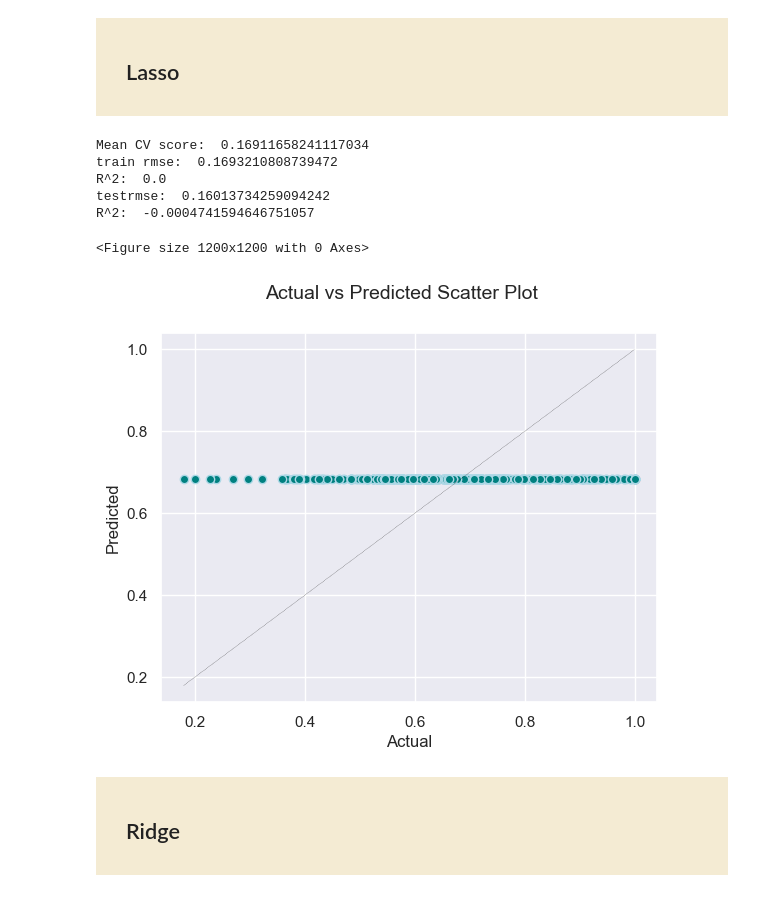
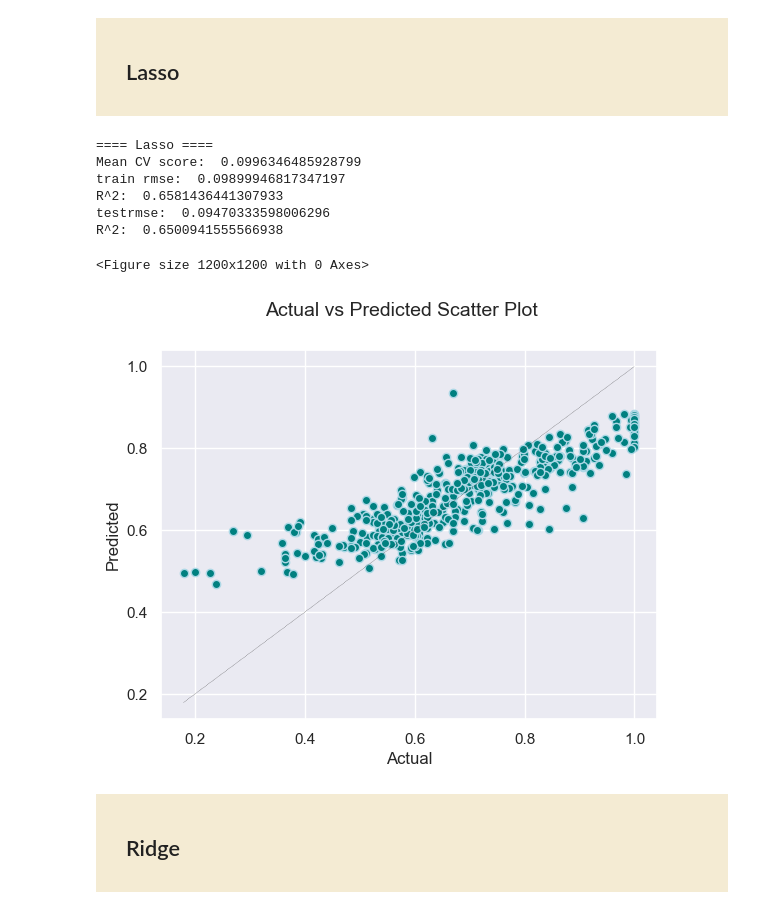
Before and after one commit to aishwaryamathuria/NWU_MSDS422_Assignment_3, a Jupyter notebook: Mathuria_Assignment_3_House_Prices.ipynb, the cells around one changed output. Saved outputs shown, nothing was run; the diff lists cells and outputs as text; code cells hidden in the pictures.

```diff
--- a/Mathuria_Assignment_3_House_Prices.ipynb
+++ b/Mathuria_Assignment_3_House_Prices.ipynb
@@ -671,21 +674,26 @@ plt.show()
     <h2>Conduct your analysis using a cross-validation design.</h2>
 </div>
 # %%
-X = df_train.drop(columns=['Id', 'SalePrice'])
-y = df_train['SalePrice']
+# Initialize Linear Regression model using k-fold cross-validation
+top_features_df = df_train[top_features].copy()
+X_linear = top_features_df.drop(columns=['SalePrice'])
+y_linear = df_train['SalePrice']
 
-# Initialize Linear Regression model using k-fold cross-validation
 model = LinearRegression()
 kf = KFold(n_splits=5, shuffle=True, random_state=42)
 mse_scorer = make_scorer(mean_squared_error, greater_is_better=False)
-cv_scores = cross_val_score(model, X, y, cv=kf, scoring=mse_scorer)
+cv_scores = cross_val_score(model, X_linear, y_linear, cv=kf, scoring=mse_scorer)
 # Converting scores to RMSE
 rmse_scores = (-cv_scores) ** 0.5
 print("\n\nLinear Regression Cross-validated RMSE scores:", [f"{score:.2f}" for score in rmse_scores])
 print("\nLinear Regression Average RMSE:", rmse_scores.mean(), "\n\n")
 
+
+X = df_train.drop(columns=['Id', 'SalePrice'])
+y = df_train['SalePrice']
+
 # Initialize Lasso model using k-fold cross-validation
-model = Lasso(alpha = 0.1)
+model = Lasso(alpha = 0.01)
 kf = KFold(n_splits=5, shuffle=True, random_state=42)
 mse_scorer = make_scorer(mean_squared_error, greater_is_better=False)
 cv_scores = cross_val_score(model, X, y, cv=kf, scoring=mse_scorer)
@@ -705,7 +713,7 @@ print("\n\nRidge Cross-validated RMSE scores:", [f"{score:.2f}" for score in rms
 print("\nRidge Average RMSE:", rmse_scores.mean(), "\n\n")
 
 # Initialize ElasticNet model using k-fold cross-validation
-model = ElasticNet(alpha=0.1, l1_ratio=0.5)
+model = ElasticNet(alpha=0.01, l1_ratio=0.5)
 kf = KFold(n_splits=5, shuffle=True, random_state=42)
 mse_scorer = make_scorer(mean_squared_error, greater_is_better=False)
 cv_scores = cross_val_score(model, X, y, cv=kf, scoring=mse_scorer)
@@ -757,6 +754,7 @@ ElasticNet Average RMSE: 0.16644311819893437
     <h2>Transform and feature engineer as appropriate.</h2>
 </div>
 # %%
+new_features = ['Total_SF', 'Total_Bathrooms', 'Total_Porch_SF', 'Total_Square_Feet', 'Total_Quality']
 def feature_engineer(df):
     df['Total_SF'] = df['TotalBsmtSF'] + df['1stFlrSF'] + df['2ndFlrSF']
     df['Total_Bathrooms'] = (df['FullBath'] + (0.5 * df['HalfBath']) + df['BsmtFullBath']
@@ -769,11 +767,11 @@ def feature_engineer(df):
 
 feature_engineer(df_train)
 scaler = MinMaxScaler()
-df_train[['Total_SF', 'Total_Bathrooms', 'Total_Porch_SF', 'Total_Square_Feet', 'Total_Quality']] = scaler.fit_transform(df_train[['Total_SF', 'Total_Bathrooms', 'Total_Porch_SF', 'Total_Square_Feet', 'Total_Quality']])
+df_train[new_features] = scaler.fit_transform(df_train[new_features])
 
 feature_engineer(df_test)
 scaler = MinMaxScaler()
-df_test[['Total_SF', 'Total_Bathrooms', 'Total_Porch_SF', 'Total_Square_Feet', 'Total_Quality']] = scaler.fit_transform(df_test[['Total_SF', 'Total_Bathrooms', 'Total_Porch_SF', 'Total_Square_Feet', 'Total_Quality']])
+df_test[new_features] = scaler.fit_transform(df_test[new_features])
 # %%
 df_train
 # %% [output]
@@ -853,36 +877,38 @@ y_test = test_set["SalePrice"].copy()
     <h2>Lasso</h2>
 </div>
 # %%
-lasso = Lasso(alpha = 0.1)
+print("==== Lasso ====")
+lasso = Lasso(alpha = 0.01)
 cross_validation(lasso)
 
 # fit on training data
 lasso.fit(X_train, y_train)
 
 # predict value of quality on the training set
 y1_pred = lasso.predict(X_train)
 
 # caculate root mean square error
 print("train ", end='')
 eval_scores(y1_pred, y_train)
 
 # predict value of sale price on the validation set
 y2_pred = lasso.predict(X_test)
 
 # caculate root mean square error
 print("test", end='')
 eval_scores(y2_pred, y_test)
 
 print("\n\n")
 actual_vs_pred_plot(y_test, y2_pred)
 # %% [output]
-Mean CV score:  0.16911658241117034
-train rmse:  0.1693210808739472
-R^2:  0.0
-testrmse:  0.16013734259094242
-R^2:  -0.0004741594646751057
+==== Lasso ====
+Mean CV score:  0.0996346485928799
+train rmse:  0.09899946817347197
+R^2:  0.6581436441307933
+testrmse:  0.09470333598006296
+R^2:  0.6500941555566938
 <Figure size 1200x1200 with 0 Axes>
-[figure, old version]
+[figure, new version]
 # %% [markdown]
 <div style="background: #F4EBD3; padding: 15px 30px">
     <h2>Ridge</h2>
```
Also changed, not shown: parts of 31 cells of this notebook, 4 other files.
